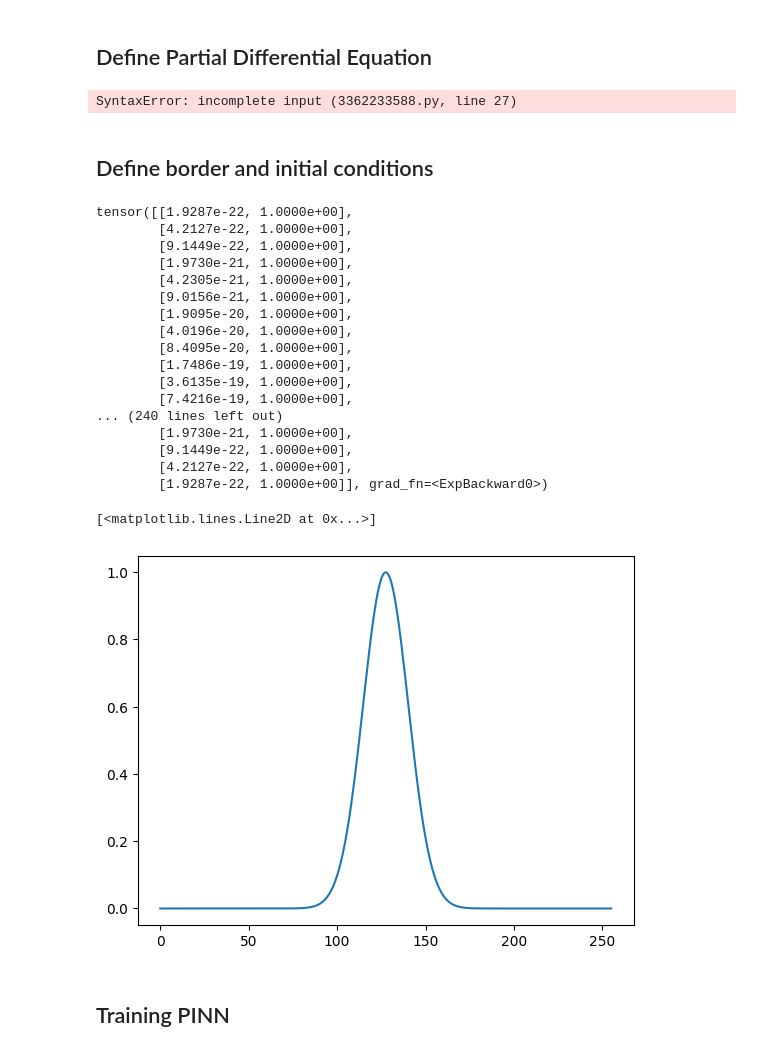
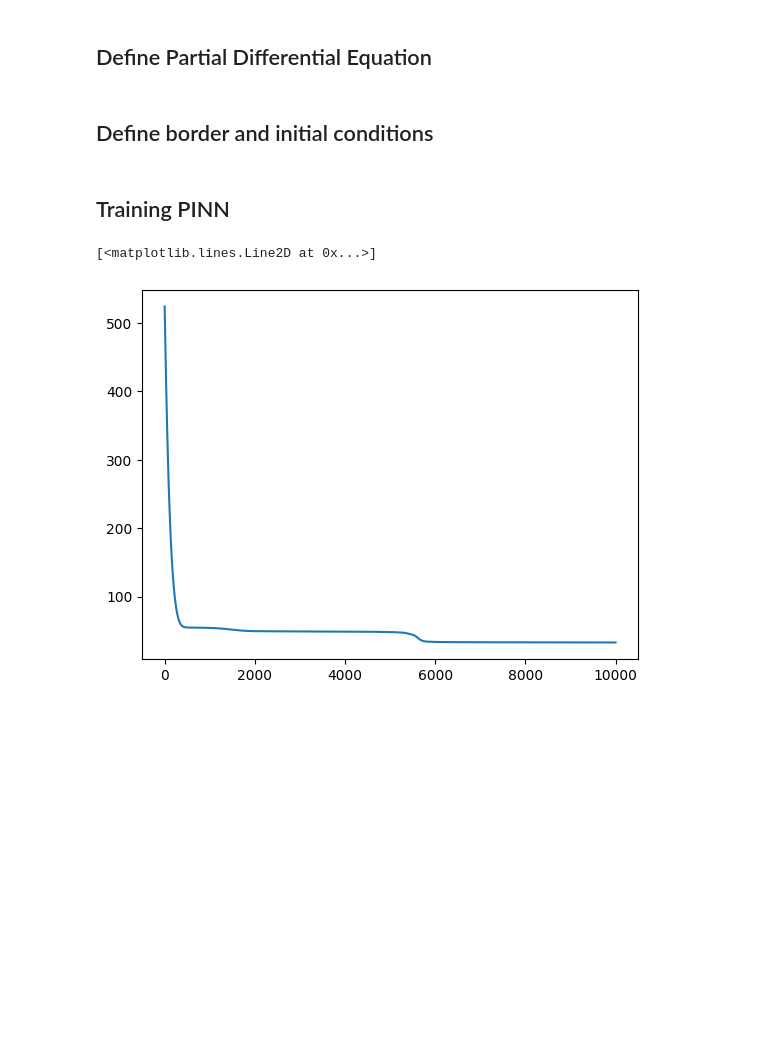
Before and after one commit to ILT-ITMO/LaserProcessing, a Jupyter notebook: AI/1D_thermal_diffusion.ipynb, the cells around one changed output. Drawn from its saved outputs; the diff is of its cells as text; code cells hidden in the pictures; blank space fills up the shorter version.

Commit message:
modification of 1D thermal diffusion model

```diff
--- a/AI/1D_thermal_diffusion.ipynb
+++ b/AI/1D_thermal_diffusion.ipynb
@@ -53,7 +51,7 @@ pt,_,_ = generate_collocation_points(Nx=2**8, Nt=2**2)
 ## Define Partial Differential Equation
 # %%
 def derivative(x,y):
-    df = torch.autograd.grad(x,y, grad_outputs=torch.ones_like(y).to(device), create_graph = True)[0]
+    df = torch.autograd.grad(x,y, grad_outputs=torch.ones_like(x).to(device), create_graph = True)[0]
     df_x = df[:, 0:1]
     df_t = df[:, 1:2]
     return df_x, df_t
@@ -72,53 +70,43 @@ def BC_right(model, right_border):
 def BC_left(model, left_border):
     return model(left_border)
 
-def IC(model, x_points):
-    return model(x_points)
+def IC(model, points):
+    return model(points)
 
-def compute_bc_ic_loss(model, points):
+def compute_bc_ic_loss(model, bc_left_pt, bc_left_value, bc_right_pt, bc_right_value, ic_pt, ic_value):
+    term1 = torch.mean((BC_right(model, bc_right_pt)[:,0] - bc_right_value)**2)
+    term2 = torch.mean((BC_left(model, bc_left_pt)[:,0] - bc_left_value)**2)
+    term3 = torch.mean((IC(model, ic_pt) - ic_value)**2)
+    return term1 + term2 + 1000*term3
-# %% [output]
-SyntaxError: incomplete input (3362233588.py, line 27)
 # %% [markdown]
 ## Define border and initial conditions
 # %%
-bc_right = pt[pt[:,0] == -1]
-bc_left = pt[pt[:,0] == 1]
-ic = pt[pt[:,1] == 0]
-sigma = 0.02
-signal = torch.exp(-ic**2/sigma)
-print(signal)
-plt.plot(signal.detach().numpy()[:,0])
-# print(ic[:,0])
+domain, x,t = generate_collocation_points(Nx=2**8, Nt=1000)
+domain = domain.to(device)
+bc_right_pt = domain[domain[:,0] == -1].requires_grad_(True)
+bc_left_pt = domain[domain[:,0] == 1].requires_grad_(True)
+ic_pt = domain[domain[:,1] == 0].requires_grad_(True)
+sigma = 0.01
+ic_shift = 0.30
+signal = torch.exp(-(ic_pt-ic_shift)**2/sigma) + torch.exp(-(ic_pt+ic_shift)**2/sigma)
-# %% [output]
-tensor([[1.9287e-22, 1.0000e+00],
-        [4.2127e-22, 1.0000e+00],
-        [9.1449e-22, 1.0000e+00],
-        [1.9730e-21, 1.0000e+00],
-        [4.2305e-21, 1.0000e+00],
-        [9.0156e-21, 1.0000e+00],
-        [1.9095e-20, 1.0000e+00],
-        [4.0196e-20, 1.0000e+00],
-        [8.4095e-20, 1.0000e+00],
-        [1.7486e-19, 1.0000e+00],
-        [3.6135e-19, 1.0000e+00],
-        [7.4216e-19, 1.0000e+00],
-... (240 lines left out)
-        [1.9730e-21, 1.0000e+00],
-        [9.1449e-22, 1.0000e+00],
-        [4.2127e-22, 1.0000e+00],
-        [1.9287e-22, 1.0000e+00]], grad_fn=<ExpBackward0>)
-[<matplotlib.lines.Line2D at 0x...>]
-[figure, removed]
 # %% [markdown]
 ## Training PINN
 # %%
-model = termPINN_1D(2,3)
+model = termPINN_1D(2,3).to(device)
 optimizer = torch.optim.Adam(model.parameters(), lr=1e-3)
-epoches = 100
-points = generate_collocation_points(Nx=2**8, Nt=100)
-
+epoches = 10000
+loss_eval = []
 for epoch in range(epoches):
     optimizer.zero_grad()
-    pde_residual = PDE(model, 1, points)
+    pde_residual = PDE(model, 0.1, domain)
     pde_loss = torch.mean(pde_residual**2)
-    bc_
+    bc_ic_loss = compute_bc_ic_loss(model, bc_left_pt, 0, bc_right_pt, 0, ic_pt, signal)
+    loss = pde_loss + bc_ic_loss
+    loss.backward(retain_graph=True)
+    optimizer.step()
+    loss_eval.append(loss.item())
+# %%
+plt.plot(loss_eval)
+# %% [output]
+[<matplotlib.lines.Line2D at 0x...>]
+[figure, added]
```
Also changed, not shown: parts of 5 cells of this notebook.
